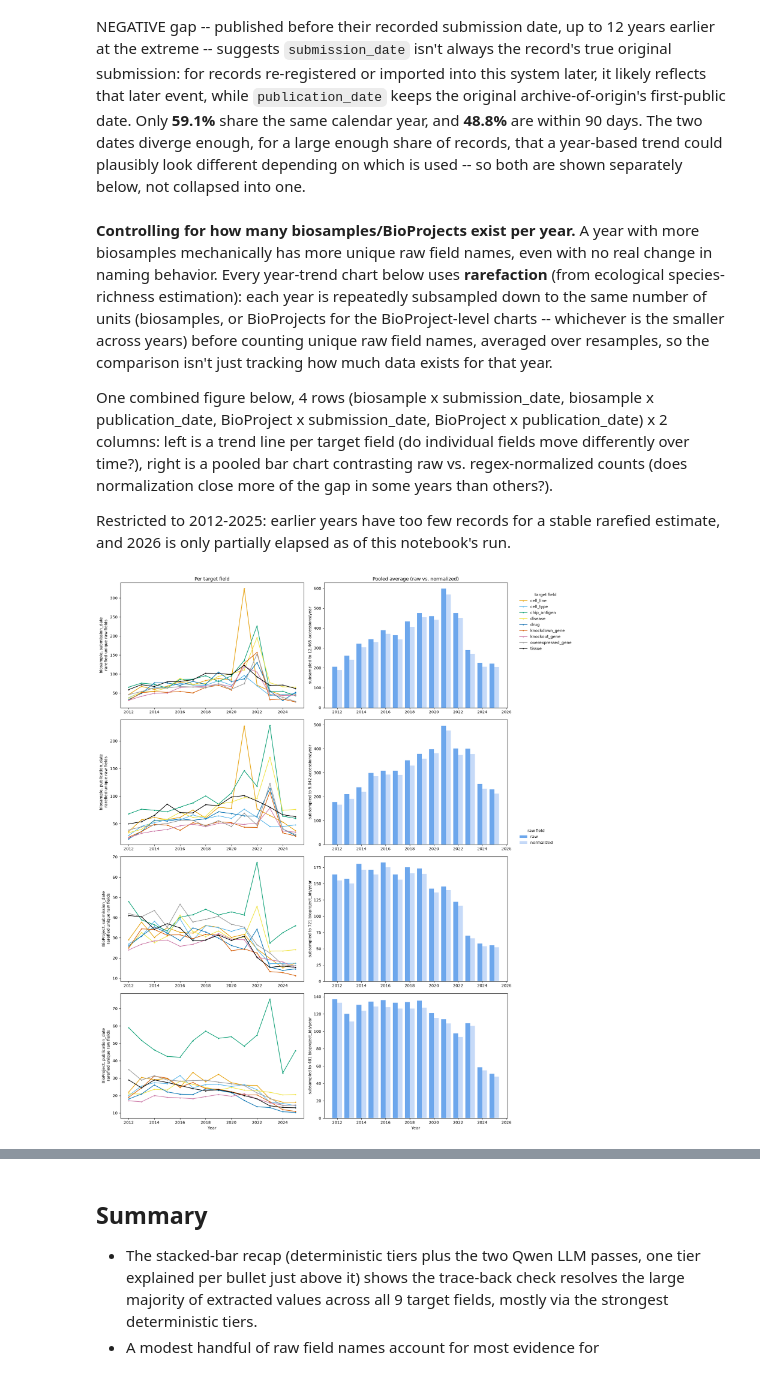
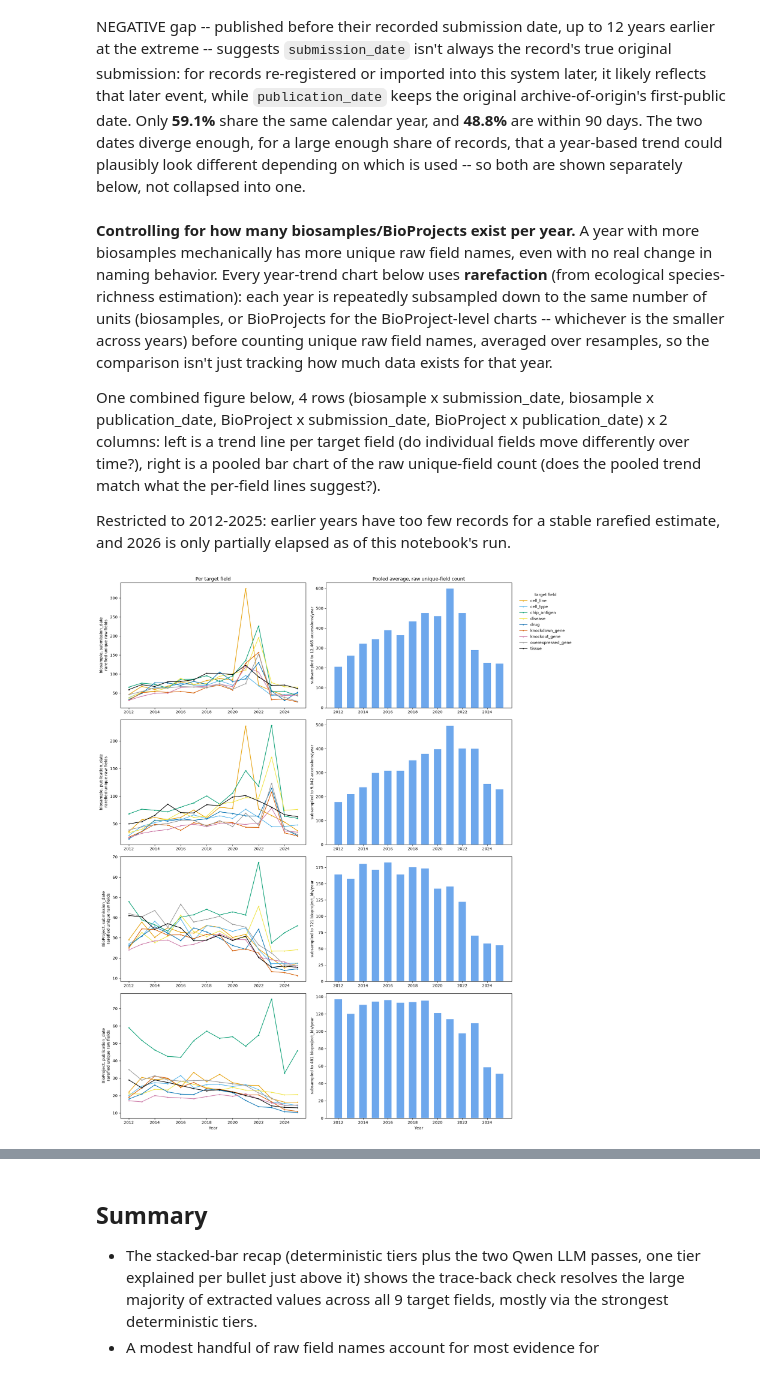
Before and after one commit to nuriafari/BH26_BioSample_bsllmner_mk2_value_provenance, a Jupyter notebook: notebooks/biosample_trace_back_analysis.ipynb, the cells around one changed output, grey strips where cells are left out. Saved outputs shown, nothing was run; the diff lists cells and outputs as text; code cells hidden in the pictures.

```diff
--- a/notebooks/biosample_trace_back_analysis.ipynb
+++ b/notebooks/biosample_trace_back_analysis.ipynb
@@ -482,7 +631,7 @@ Among **4,144,993** accessions with both dates, the gap between them (`publicati
 # %% [markdown]
 **Controlling for how many biosamples/BioProjects exist per year.** A year with more biosamples mechanically has more unique raw field names, even with no real change in naming behavior. Every year-trend chart below uses **rarefaction** (from ecological species-richness estimation): each year is repeatedly subsampled down to the same number of units (biosamples, or BioProjects for the BioProject-level charts -- whichever is the smaller across years) before counting unique raw field names, averaged over resamples, so the comparison isn't just tracking how much data exists for that year.
 
-One combined figure below, 4 rows (biosample x submission_date, biosample x publication_date, BioProject x submission_date, BioProject x publication_date) x 2 columns: left is a trend line per target field (do individual fields move differently over time?), right is a pooled bar chart contrasting raw vs. regex-normalized counts (does normalization close more of the gap in some years than others?).
+One combined figure below, 4 rows (biosample x submission_date, biosample x publication_date, BioProject x submission_date, BioProject x publication_date) x 2 columns: left is a trend line per target field (do individual fields move differently over time?), right is a pooled bar chart of the raw unique-field count (does the pooled trend match what the per-field lines suggest?).
 
 Restricted to 2012-2025: earlier years have too few records for a stable rarefied estimate, and 2026 is only partially elapsed as of this notebook's run.
 # %%
@@ -504,44 +653,38 @@ def plot_year_diversity_grid(exploded: pd.DataFrame, figsize: tuple[float, float
         # slim to just the columns this combo needs before any filtering -- filtering the full
         # ~20-column exploded frame repeatedly (9 fields + 1 pooled, per combo) was the actual
         # bottleneck, copying columns (raw_texts, assigned_term_synonyms, ...) never used here
-        combo_cols = ["target_field", date_col, unit_col, "raw_field", "raw_field_norm"]
+        combo_cols = ["target_field", date_col, unit_col, "raw_field"]
         combo_base = exploded[combo_cols].dropna(subset=[date_col, unit_col])
         combo_base = combo_base[combo_base[date_col].between(*YEAR_RANGE)]
 
         # left: trend line per target field
         for target_field in TARGET_FIELDS:
             sub = combo_base[combo_base["target_field"] == target_field]
             res = rarefied_unique_counts(sub, date_col, unit_col, "raw_field", n_iter=N_RAREFACTION_ITER)
             ax_trend.plot(res[date_col], res["mean_unique"], label=target_field, color=TARGET_FIELD_COLORS[target_field], linewidth=1.5, marker="o", markersize=2)
         ax_trend.set_ylabel(f"{level_label}, {date_label}\nrarefied unique raw fields")
 
-        # right: pooled average, raw vs. normalized
+        # right: pooled average, raw unique-field count
         raw_res = rarefied_unique_counts(combo_base, date_col, unit_col, "raw_field", n_iter=N_RAREFACTION_ITER)
-        norm_res = rarefied_unique_counts(combo_base, date_col, unit_col, "raw_field_norm", n_iter=N_RAREFACTION_ITER)
-        width = 0.4
-        years = raw_res[date_col]
-        ax_avg.bar(years - width / 2, raw_res["mean_unique"], width=width, label="raw", color="#6da7ec")
-        ax_avg.bar(years + width / 2, norm_res["mean_unique"], width=width, label="normalized", color="#c6daf8")
+        ax_avg.bar(raw_res[date_col], raw_res["mean_unique"], width=0.6, color="#6da7ec")
         ax_avg.set_ylabel(f"subsampled to {int(raw_res['k'].iloc[0]):,} {unit_col}s/year")
 
         if row == 0:
             ax_trend.set_title("Per target field")
-            ax_avg.set_title("Pooled average (raw vs. normalized)")
+            ax_avg.set_title("Pooled average, raw unique-field count")
         if row == len(YEAR_DIVERSITY_COMBOS) - 1:
             ax_trend.set_xlabel("Year")
             ax_avg.set_xlabel("Year")
 
     field_handles, field_labels = axes[0, 0].get_legend_handles_labels()
-    avg_handles, avg_labels = axes[0, 1].get_legend_handles_labels()
     fig.legend(field_handles, field_labels, title="target field", loc="upper left", bbox_to_anchor=(1.0, 0.97), frameon=False)
-    fig.legend(avg_handles, avg_labels, title="raw field", loc="upper left", bbox_to_anchor=(1.0, 0.55), frameon=False)
     plt.tight_layout()
     plt.show()
 
 
 plot_year_diversity_grid(exploded)
 # %% [output]
-[figure, old version]
+[figure, new version]
 # %% [markdown]
 ### What does the raw (non-rarefied) growth curve look like?
 
```
Also changed, not shown: parts of 9 cells of this notebook, 12 other files.
